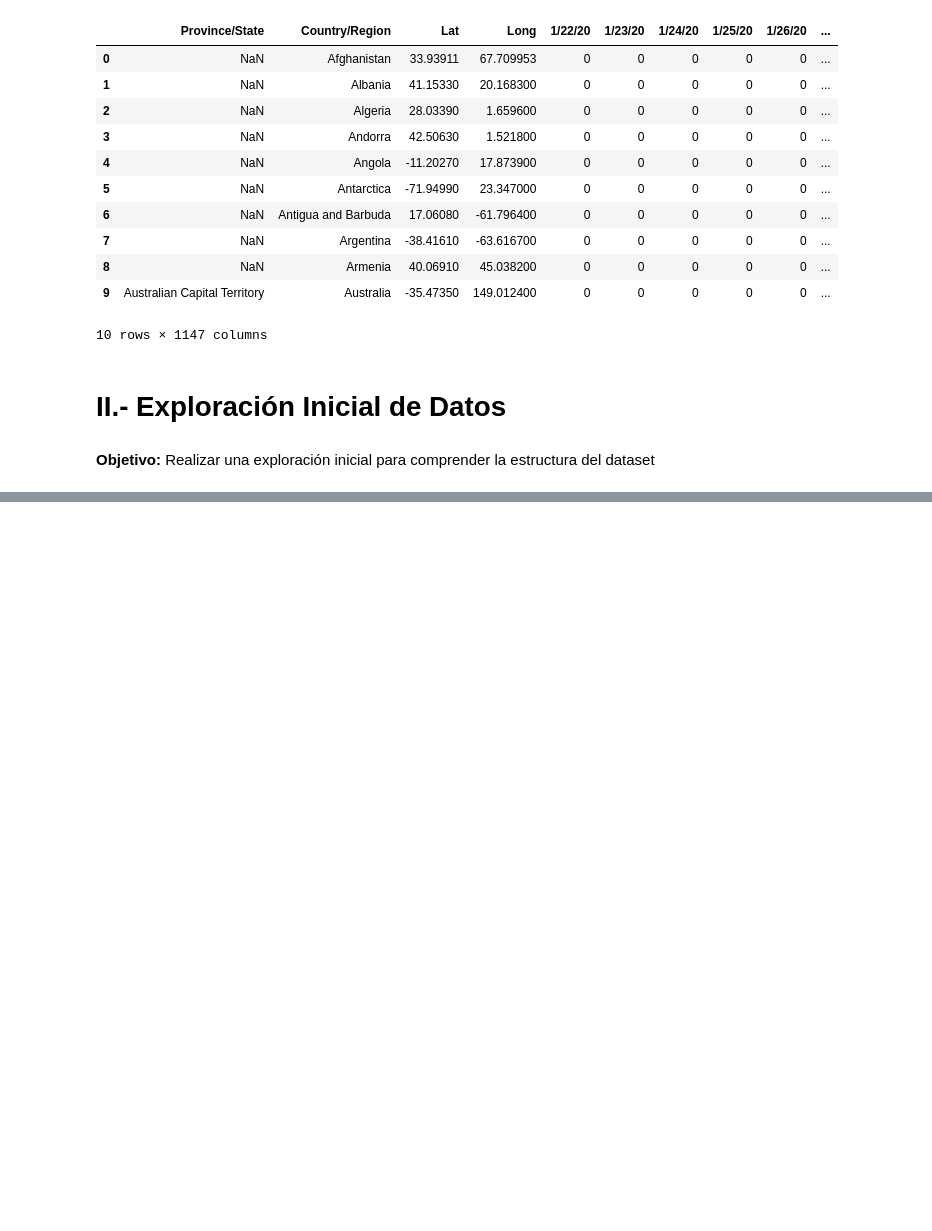
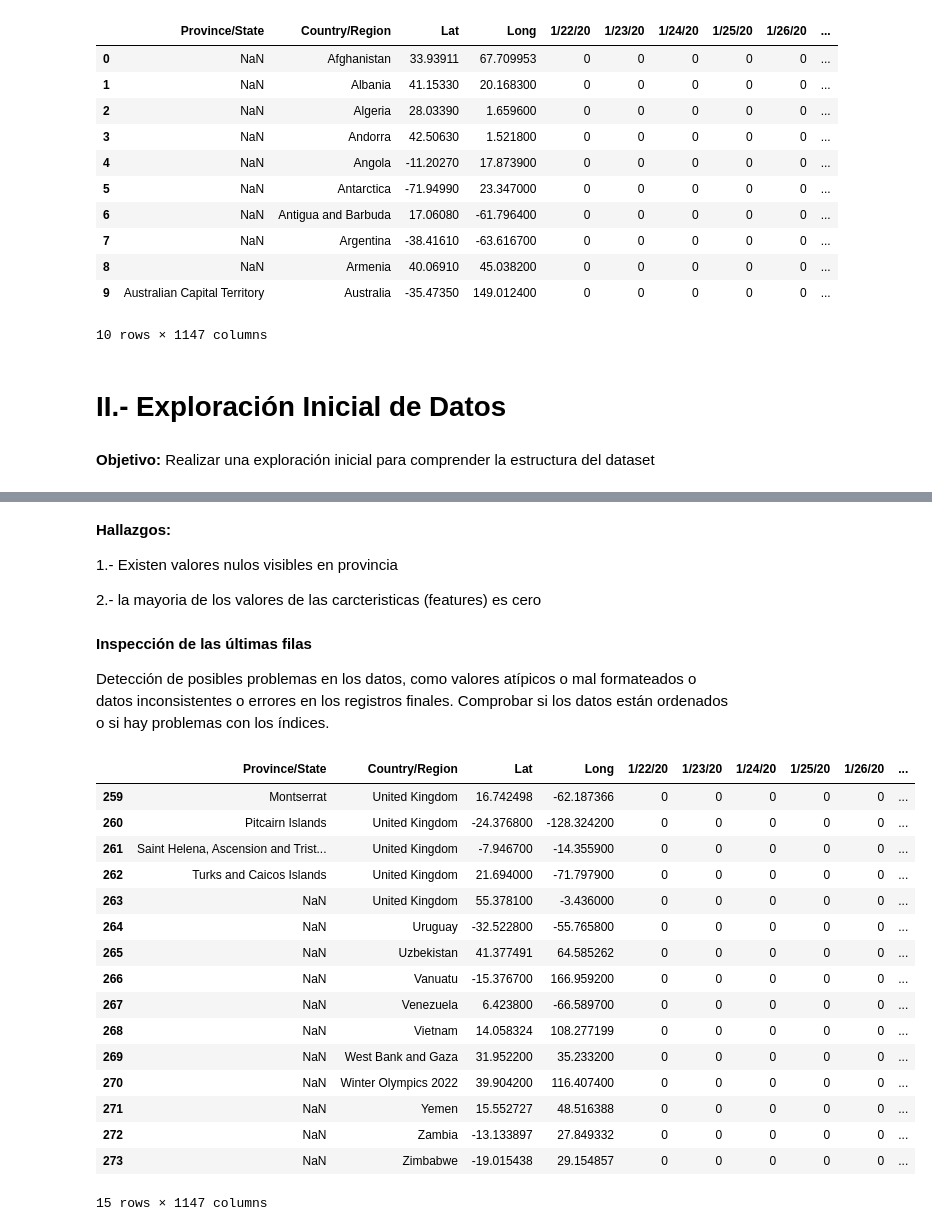
Before and after one commit to jasolano61/Sistemas-Ciberfisicos-y-Aprendizaje-automatico, a Jupyter notebook: AprendizajeAutomatico/tarea1/Tarea1.ipynb, the cells around one changed output, grey strips where cells are left out. Cells and saved outputs as stored; diff of their text form; code cells hidden in the pictures; blank space fills up the shorter version.

```diff
--- a/AprendizajeAutomatico/tarea1/Tarea1.ipynb
+++ b/AprendizajeAutomatico/tarea1/Tarea1.ipynb
@@ -101,0 +117,31 @@ dataset
+# %% [markdown]
+**Hallazgos:**
+
+1.- Existen valores nulos visibles en provincia
+
+2.- la mayoria de los valores de las carcteristicas (features) es cero
+# %% [markdown]
+**Inspección de las últimas filas**
+
+ Detección de posibles problemas en los datos, como valores atípicos o mal formateados o datos inconsistentes o errores en los registros finales.
+Comprobar si los datos están ordenados o si hay problemas con los índices.
+# %%
+df.tail(15)
+# %% [output]
+|  | Province/State | Country/Region | Lat | Long | 1/22/20 | 1/23/20 | 1/24/20 | 1/25/20 | 1/26/20 | ... |
+| 259 | Montserrat | United Kingdom | 16.742498 | -62.187366 | 0 | 0 | 0 | 0 | 0 | ... |
+| 260 | Pitcairn Islands | United Kingdom | -24.376800 | -128.324200 | 0 | 0 | 0 | 0 | 0 | ... |
+| 261 | Saint Helena, Ascension and Trist... | United Kingdom | -7.946700 | -14.355900 | 0 | 0 | 0 | 0 | 0 | ... |
+| 262 | Turks and Caicos Islands | United Kingdom | 21.694000 | -71.797900 | 0 | 0 | 0 | 0 | 0 | ... |
+| 263 | NaN | United Kingdom | 55.378100 | -3.436000 | 0 | 0 | 0 | 0 | 0 | ... |
+| 264 | NaN | Uruguay | -32.522800 | -55.765800 | 0 | 0 | 0 | 0 | 0 | ... |
+| 265 | NaN | Uzbekistan | 41.377491 | 64.585262 | 0 | 0 | 0 | 0 | 0 | ... |
+| 266 | NaN | Vanuatu | -15.376700 | 166.959200 | 0 | 0 | 0 | 0 | 0 | ... |
+| 267 | NaN | Venezuela | 6.423800 | -66.589700 | 0 | 0 | 0 | 0 | 0 | ... |
+| 268 | NaN | Vietnam | 14.058324 | 108.277199 | 0 | 0 | 0 | 0 | 0 | ... |
+| 269 | NaN | West Bank and Gaza | 31.952200 | 35.233200 | 0 | 0 | 0 | 0 | 0 | ... |
+| 270 | NaN | Winter Olympics 2022 | 39.904200 | 116.407400 | 0 | 0 | 0 | 0 | 0 | ... |
+| 271 | NaN | Yemen | 15.552727 | 48.516388 | 0 | 0 | 0 | 0 | 0 | ... |
+| 272 | NaN | Zambia | -13.133897 | 27.849332 | 0 | 0 | 0 | 0 | 0 | ... |
+| 273 | NaN | Zimbabwe | -19.015438 | 29.154857 | 0 | 0 | 0 | 0 | 0 | ... |
+15 rows × 1147 columns
```
Also changed, not shown: parts of 26 cells of this notebook.
